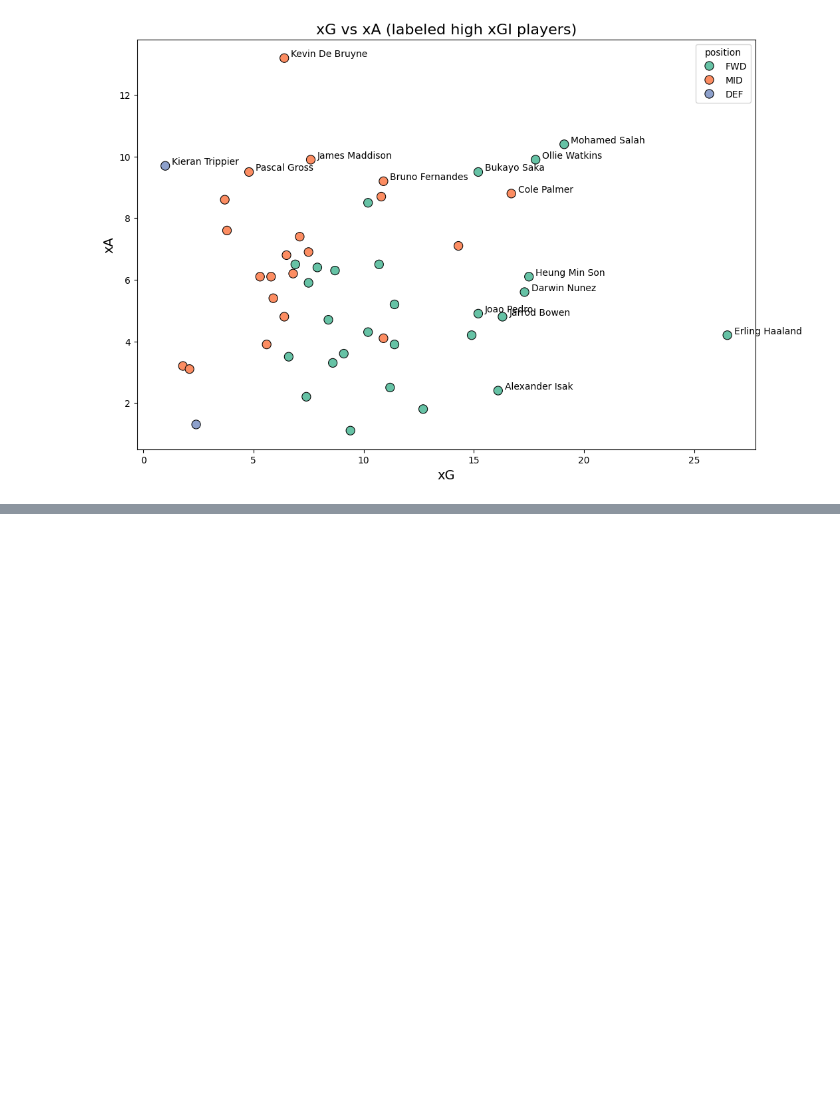
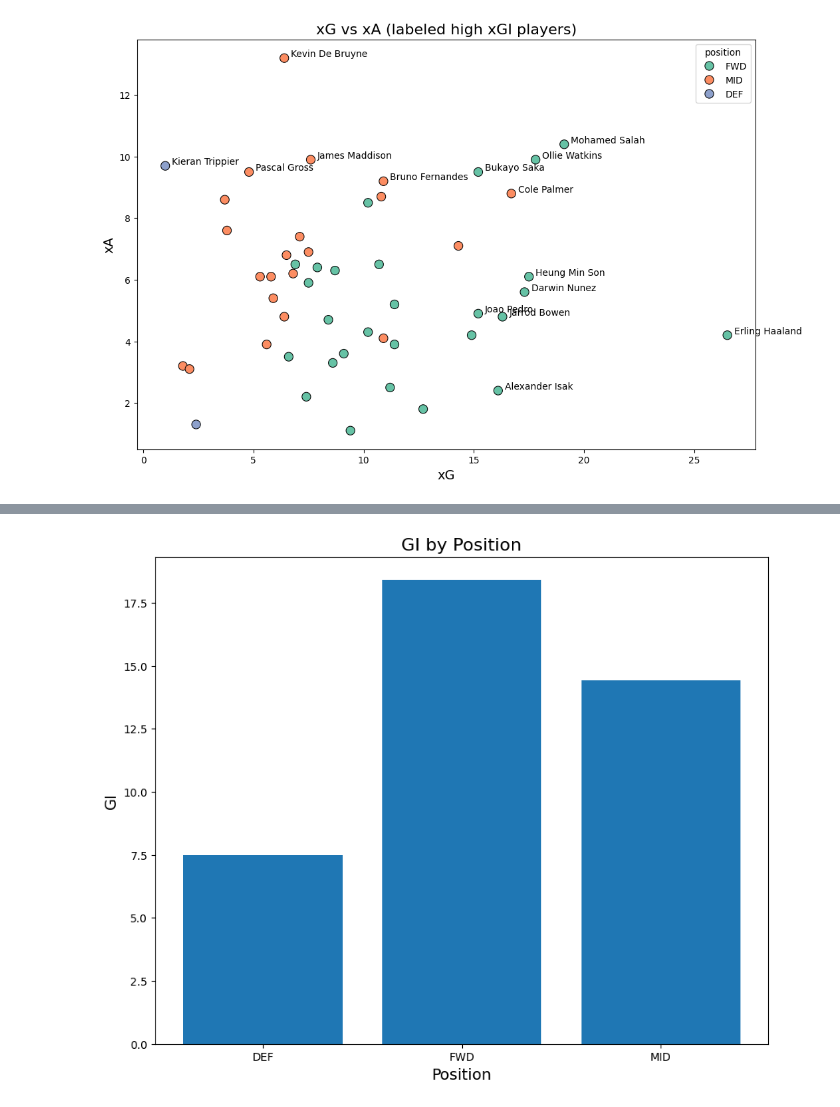
Before and after one commit to dmnarula/football-ds-learning, a Jupyter notebook: week3-visualization/Week3_Visualization.ipynb, the cells around one changed output, grey strips where cells are left out. Cells and saved outputs as stored; diff of their text form; code cells hidden in the pictures; blank space fills up the shorter version.

```diff
--- a/week3-visualization/Week3_Visualization.ipynb
+++ b/week3-visualization/Week3_Visualization.ipynb
@@ -335,0 +356,16 @@ plt.show()
+# %%
+# Avg. GI per position
+
+pos_gi = df.groupby("position")["GI"].mean()
+plt.figure(figsize=(10,8))
+plt.bar(
+    pos_gi.index,
+    pos_gi.values,
+)
+
+plt.title("GI by Position", fontsize=16)
+plt.xlabel("Position", fontsize=14)
+plt.ylabel("GI", fontsize=14)
+plt.show()
+# %% [output]
+[figure, added]
```
Also changed, not shown: parts of 3 cells of this notebook.
